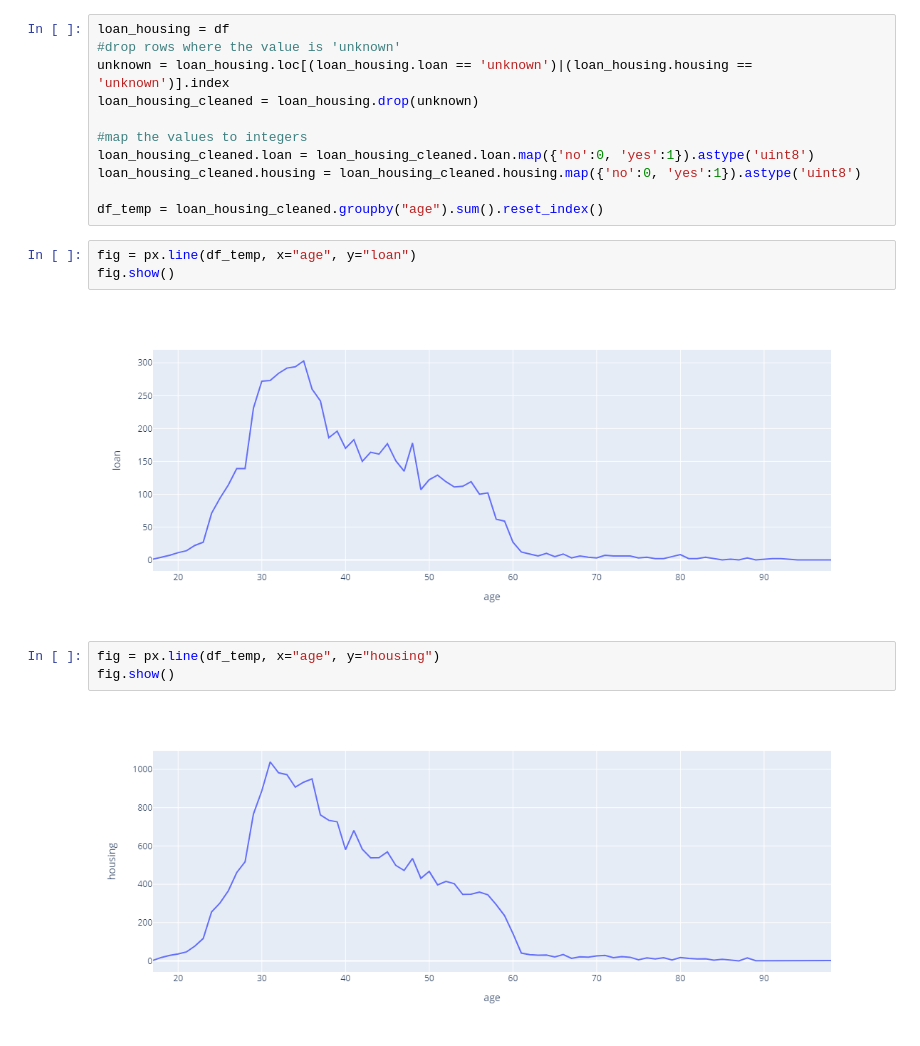
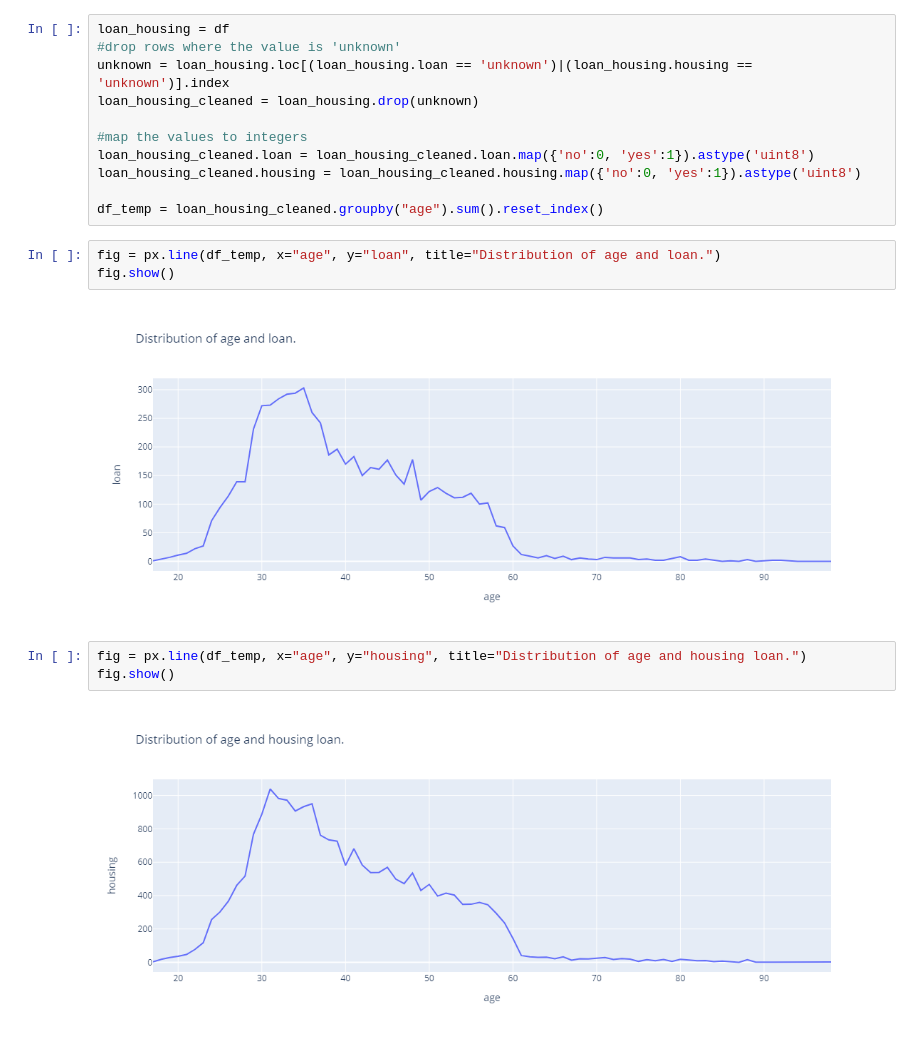
Before and after one commit to o-sapov/data_science_course-mlgraz, a Jupyter notebook: notebooks/eda.ipynb, the cells around one changed output. Drawn from its saved outputs; the diff is of its cells as text.

```diff
--- a/notebooks/eda.ipynb
+++ b/notebooks/eda.ipynb
@@ -244,13 +217,13 @@ loan_housing_cleaned.housing = loan_housing_cleaned.housing.map({'no':0, 'yes':1
 
 df_temp = loan_housing_cleaned.groupby("age").sum().reset_index()
 # %%
-fig = px.line(df_temp, x="age", y="loan")
+fig = px.line(df_temp, x="age", y="loan", title="Distribution of age and loan.")
 fig.show()
 # %% [output]
-[figure, old version]
+[figure, new version]
 # %%
-fig = px.line(df_temp, x="age", y="housing")
+fig = px.line(df_temp, x="age", y="housing", title="Distribution of age and housing loan.")
 fig.show()
 # %% [output]
-[figure, old version]
+[figure, new version]
 # %%
```
Also changed, not shown: parts of 47 cells of this notebook, 2 other files.
